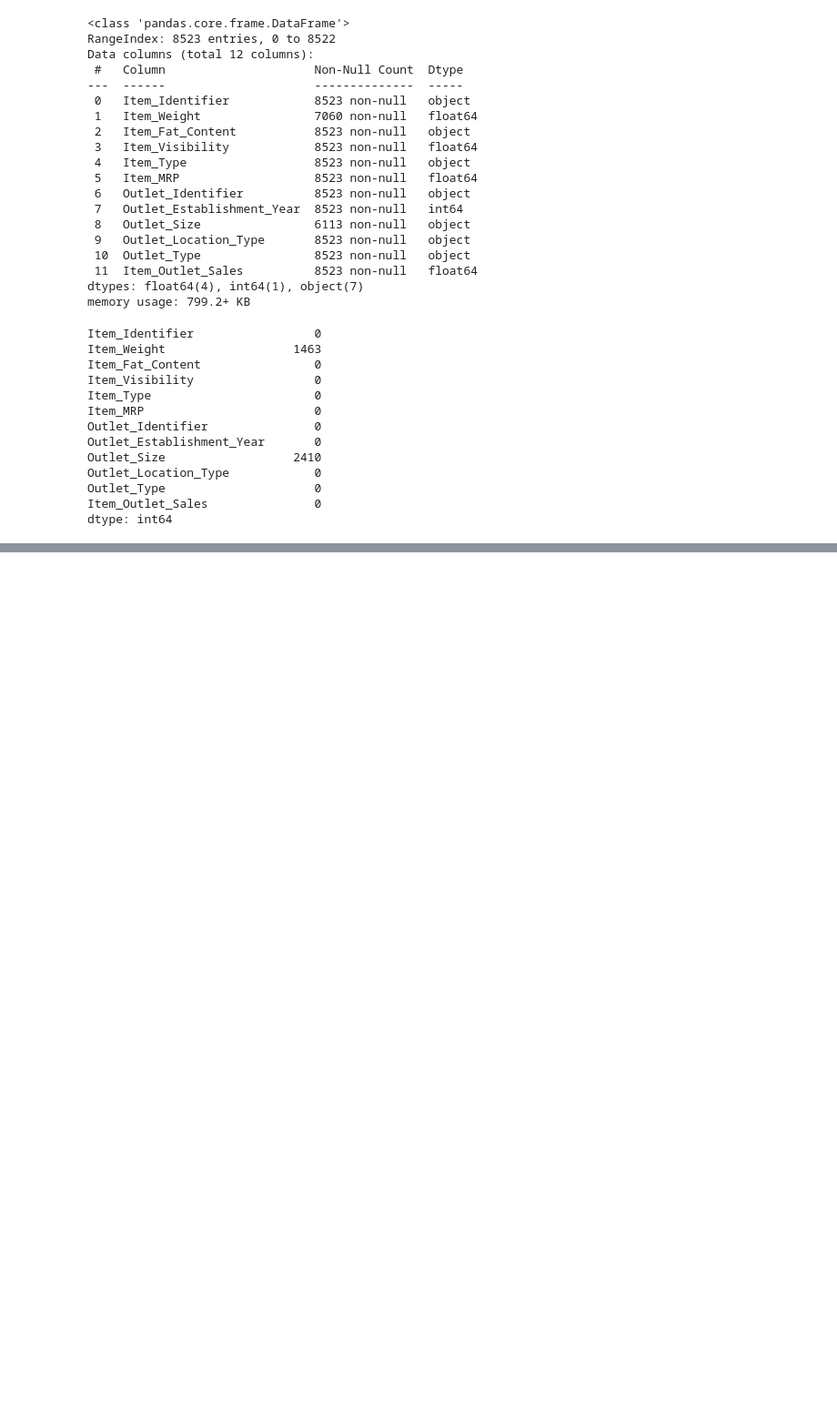
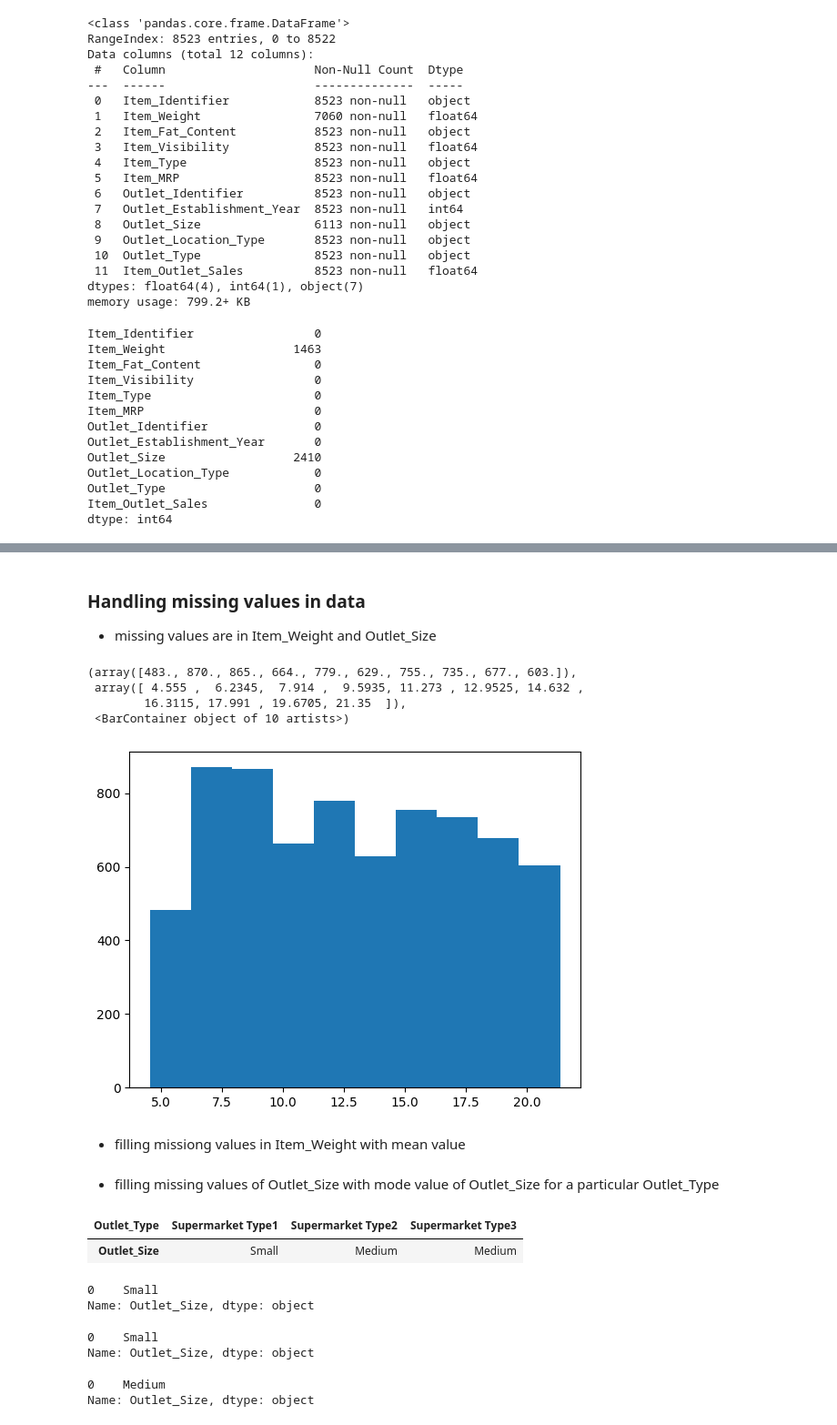
Before and after one commit to aravindsouth/bigmartsales-vc1, a Jupyter notebook: aravind_virtual_comp_1.ipynb, the cells around one changed output, grey strips where cells are left out. Shown at 91% size. Saved outputs shown, nothing was run; the diff lists cells and outputs as text; code cells hidden in the pictures; blank space fills up the shorter version.

Commit message:
test data preprocessing

```diff
--- a/aravind_virtual_comp_1.ipynb
+++ b/aravind_virtual_comp_1.ipynb
@@ -5,8 +5,8 @@ import numpy as np
 import pandas as pd
 import matplotlib.pyplot as plt
 # %%
-data1 = pd.read_csv("train_data.csv")
-data1
+train = pd.read_csv("train_data.csv")
+train
 # %% [output]
 |  | Item_Identifier | Item_Weight | Item_Fat_Content | Item_Visibility | Item_Type | Item_MRP | ... |
 | 0 | FDA15 | 9.300 | Low Fat | 0.016047 | Dairy | 249.8092 | ... |
@@ -61,0 +199,13 @@ dtype: int64
+# %% [markdown]
+### Handling missing values in data
+- missing values are in Item_Weight and Outlet_Size
+# %%
+plt.hist(train['Item_Weight'])
+# %% [output]
+(array([483., 870., 865., 664., 779., 629., 755., 735., 677., 603.]),
+ array([ 4.555 ,  6.2345,  7.914 ,  9.5935, 11.273 , 12.9525, 14.632 ,
+        16.3115, 17.991 , 19.6705, 21.35  ]),
+ <BarContainer object of 10 artists>)
+[figure, added]
+# %% [markdown]
+- filling missiong values in Item_Weight with mean value
@@ -61,0 +214,2 @@ dtype: int64
+# %% [markdown]
+- filling missing values of Outlet_Size with mode value of Outlet_Size for a particular Outlet_Type
@@ -61,0 +218,21 @@ dtype: int64
+# %%
+outlet_size_mode = train.pivot_table(values='Outlet_Size', columns='Outlet_Type', aggfunc=(lambda x:mode(x).mode[0]))
+outlet_size_mode
+# %% [output]
+| Outlet_Type | Supermarket Type1 | Supermarket Type2 | Supermarket Type3 |
+| Outlet_Size | Small | Medium | Medium |
+# %%
+train[train['Outlet_Type'] == 'Grocery Store']['Outlet_Size'].mode()
+# %% [output]
+0    Small
+Name: Outlet_Size, dtype: object
+# %%
+train[train['Outlet_Type'] == 'Supermarket Type1']['Outlet_Size'].mode()
+# %% [output]
+0    Small
+Name: Outlet_Size, dtype: object
+# %%
+train[train['Outlet_Type'] == 'Supermarket Type2']['Outlet_Size'].mode()
+# %% [output]
+0    Medium
+Name: Outlet_Size, dtype: object
```
Also changed, not shown: parts of 24 cells of this notebook.
